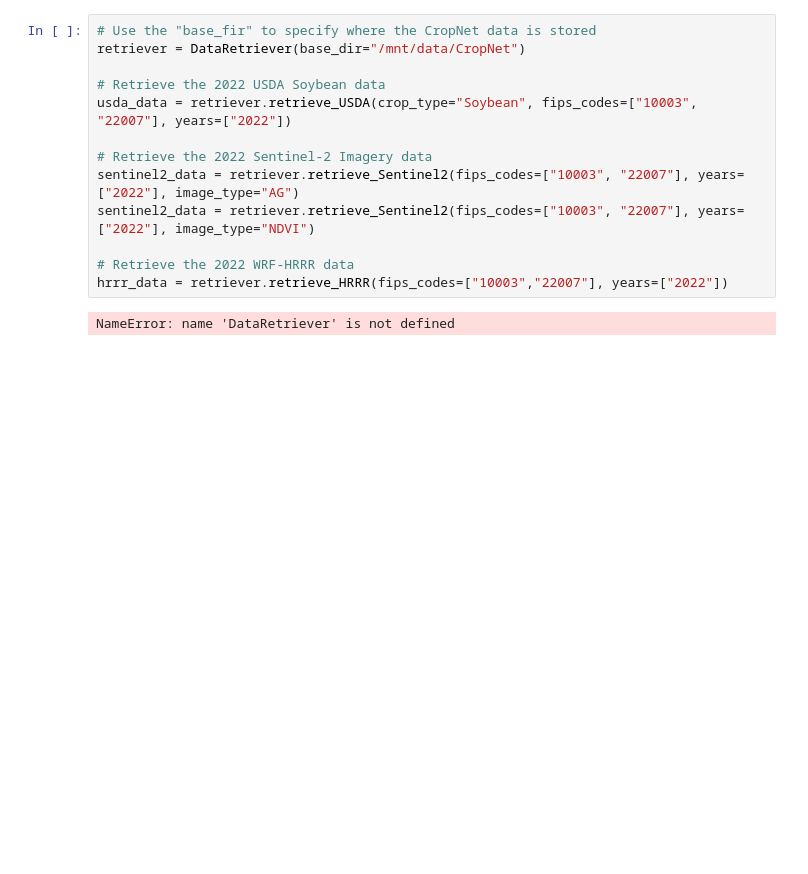
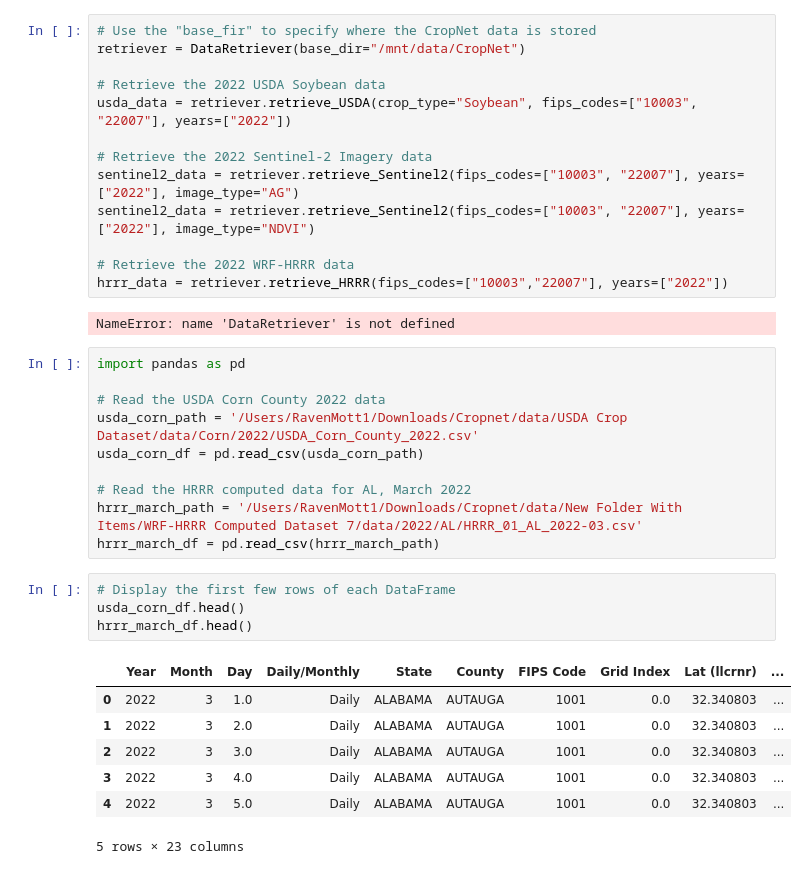
Before and after one commit to Rmot1202/Cropnet, a Jupyter notebook: Untitled-1.ipynb, the cells around one changed output. Cells and saved outputs as stored; diff of their text form; blank space fills up the shorter version.

Commit message:
Load and Review the Datasets

```diff
--- a/Untitled-1.ipynb
+++ b/Untitled-1.ipynb
@@ -106,3 +106,25 @@ sentinel2_data = retriever.retrieve_Sentinel2(fips_codes=["10003", "22007"], yea
 hrrr_data = retriever.retrieve_HRRR(fips_codes=["10003","22007"], years=["2022"])
 # %% [output]
 NameError: name 'DataRetriever' is not defined
+# %%
+import pandas as pd
+
+# Read the USDA Corn County 2022 data
+usda_corn_path = '/Users/RavenMott1/Downloads/Cropnet/data/USDA Crop Dataset/data/Corn/2022/USDA_Corn_County_2022.csv'
+usda_corn_df = pd.read_csv(usda_corn_path)
+
+# Read the HRRR computed data for AL, March 2022
+hrrr_march_path = '/Users/RavenMott1/Downloads/Cropnet/data/New Folder With Items/WRF-HRRR Computed Dataset 7/data/2022/AL/HRRR_01_AL_2022-03.csv'
+hrrr_march_df = pd.read_csv(hrrr_march_path)
+# %%
+# Display the first few rows of each DataFrame
+usda_corn_df.head()
+hrrr_march_df.head()
+# %% [output]
+|  | Year | Month | Day | Daily/Monthly | State | County | FIPS Code | Grid Index | Lat (llcrnr) | ... |
+| 0 | 2022 | 3 | 1.0 | Daily | ALABAMA | AUTAUGA | 1001 | 0.0 | 32.340803 | ... |
+| 1 | 2022 | 3 | 2.0 | Daily | ALABAMA | AUTAUGA | 1001 | 0.0 | 32.340803 | ... |
+| 2 | 2022 | 3 | 3.0 | Daily | ALABAMA | AUTAUGA | 1001 | 0.0 | 32.340803 | ... |
+| 3 | 2022 | 3 | 4.0 | Daily | ALABAMA | AUTAUGA | 1001 | 0.0 | 32.340803 | ... |
+| 4 | 2022 | 3 | 5.0 | Daily | ALABAMA | AUTAUGA | 1001 | 0.0 | 32.340803 | ... |
+5 rows × 23 columns
```
Also changed, not shown: parts of 1 cell of this notebook.
